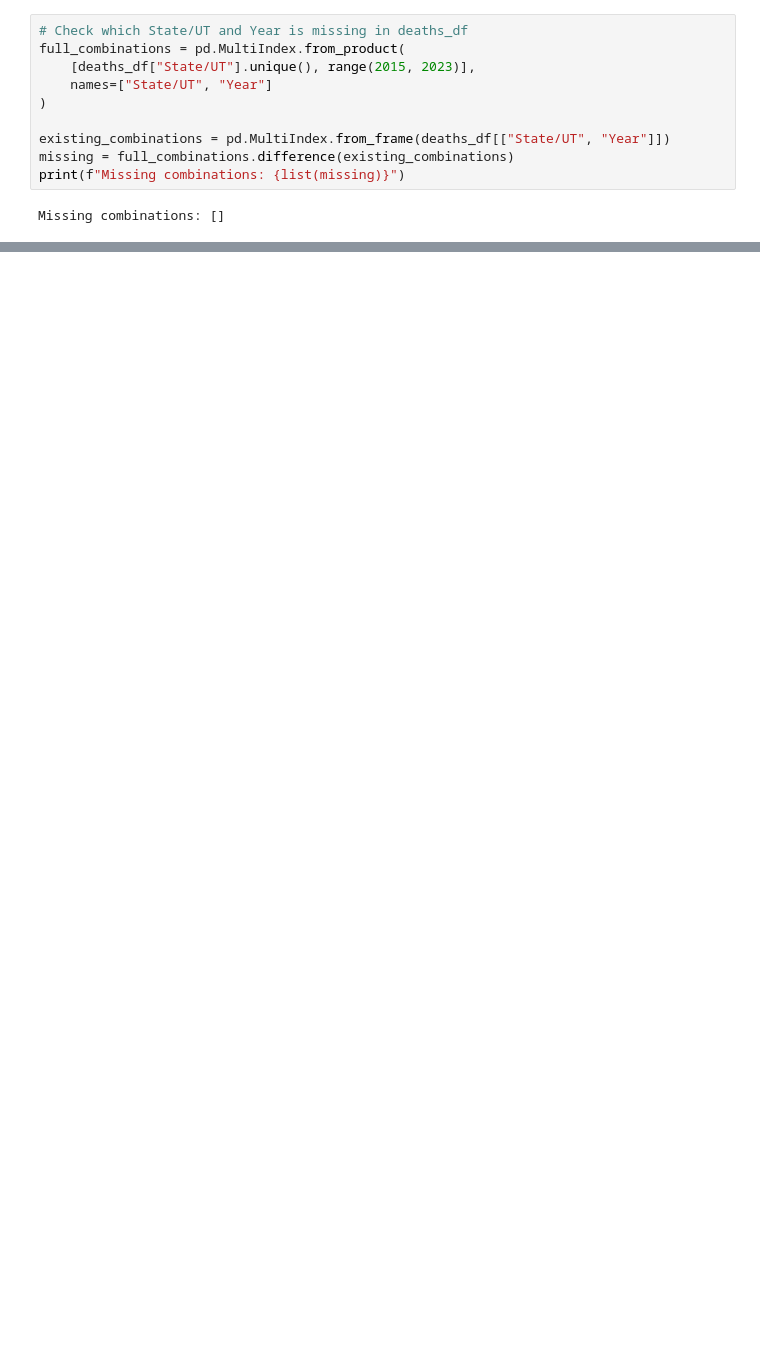
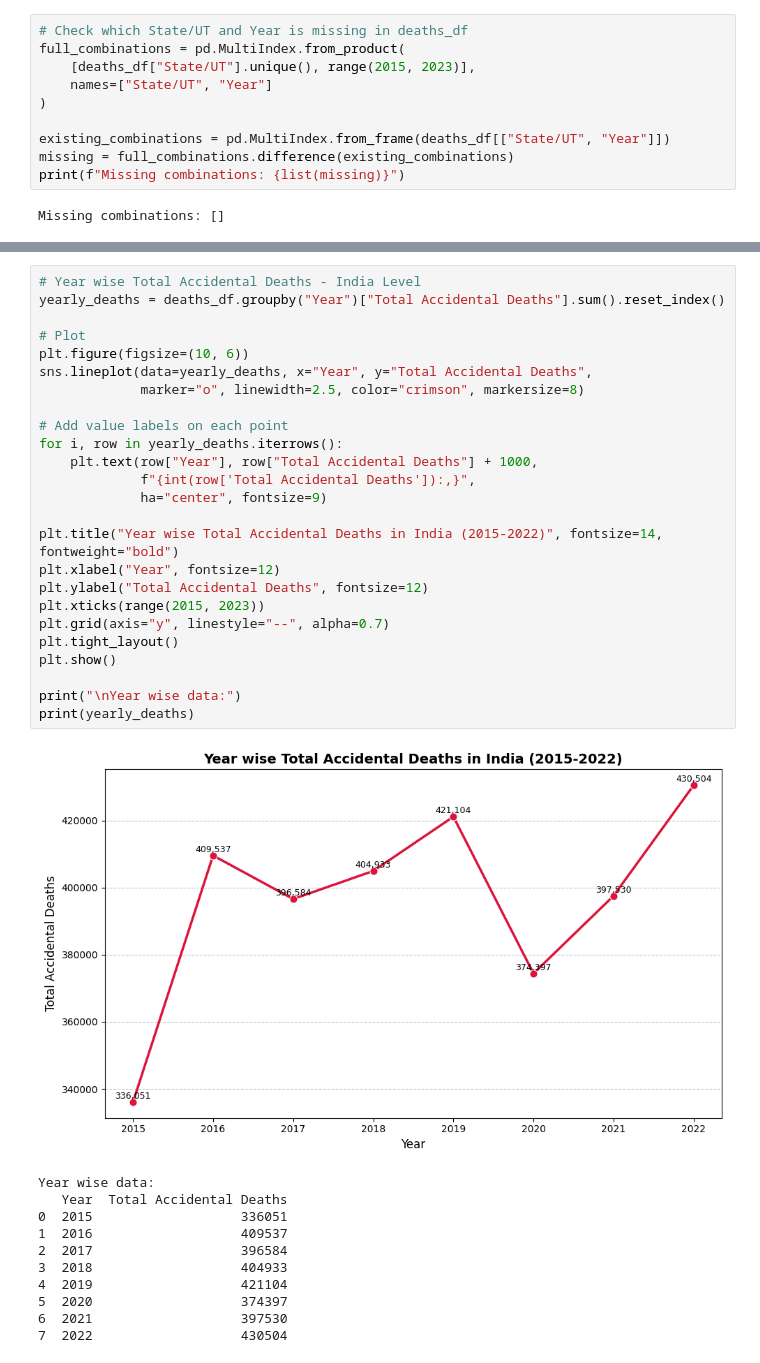
Before and after one commit to ankitarchoudhary/Dark-Hours-India, a Jupyter notebook: notebooks/02_eda.ipynb, the cells around one changed output, grey strips where cells are left out. Cells and saved outputs as stored; diff of their text form; blank space fills up the shorter version.

Commit message:
Add EDA notebook with visualizations

```diff
--- a/notebooks/02_eda.ipynb
+++ b/notebooks/02_eda.ipynb
@@ -56,0 +131,37 @@ Missing combinations: [('Dadra and Nagar Haveli and Daman and Diu', 2022)]
+# %%
+# Year wise Total Accidental Deaths - India Level
+yearly_deaths = deaths_df.groupby("Year")["Total Accidental Deaths"].sum().reset_index()
+
+# Plot
+plt.figure(figsize=(10, 6))
+sns.lineplot(data=yearly_deaths, x="Year", y="Total Accidental Deaths",
+             marker="o", linewidth=2.5, color="crimson", markersize=8)
+
+# Add value labels on each point
+for i, row in yearly_deaths.iterrows():
+    plt.text(row["Year"], row["Total Accidental Deaths"] + 1000,
+             f"{int(row['Total Accidental Deaths']):,}",
+             ha="center", fontsize=9)
+
+plt.title("Year wise Total Accidental Deaths in India (2015-2022)", fontsize=14, fontweight="bold")
+plt.xlabel("Year", fontsize=12)
+plt.ylabel("Total Accidental Deaths", fontsize=12)
+plt.xticks(range(2015, 2023))
+plt.grid(axis="y", linestyle="--", alpha=0.7)
+plt.tight_layout()
+plt.show()
+
+print("\nYear wise data:")
+print(yearly_deaths)
+# %% [output]
+[figure, added]
+Year wise data:
+   Year  Total Accidental Deaths
+0  2015                   336051
+1  2016                   409537
+2  2017                   396584
+3  2018                   404933
+4  2019                   421104
+5  2020                   374397
+6  2021                   397530
+7  2022                   430504
```
Also changed, not shown: parts of 10 cells of this notebook, 1 other file.
